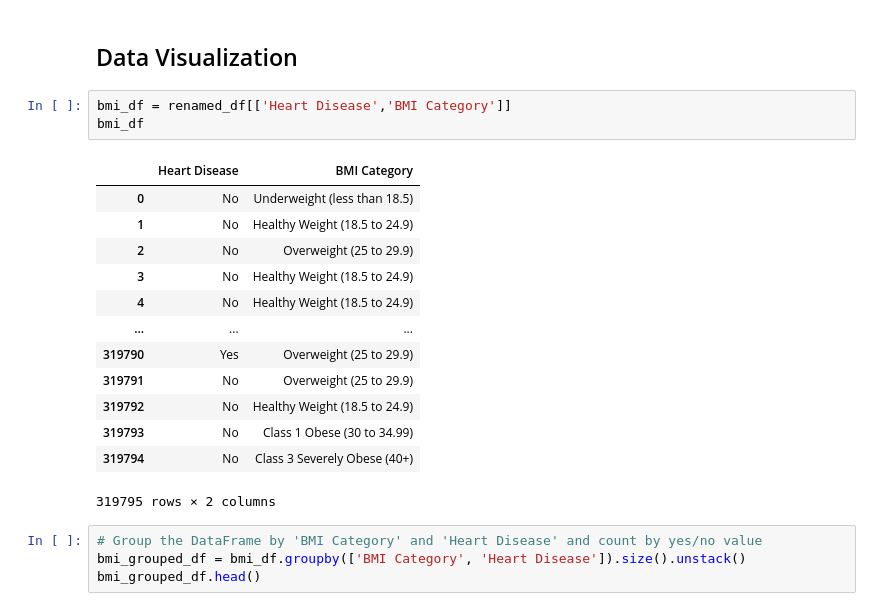
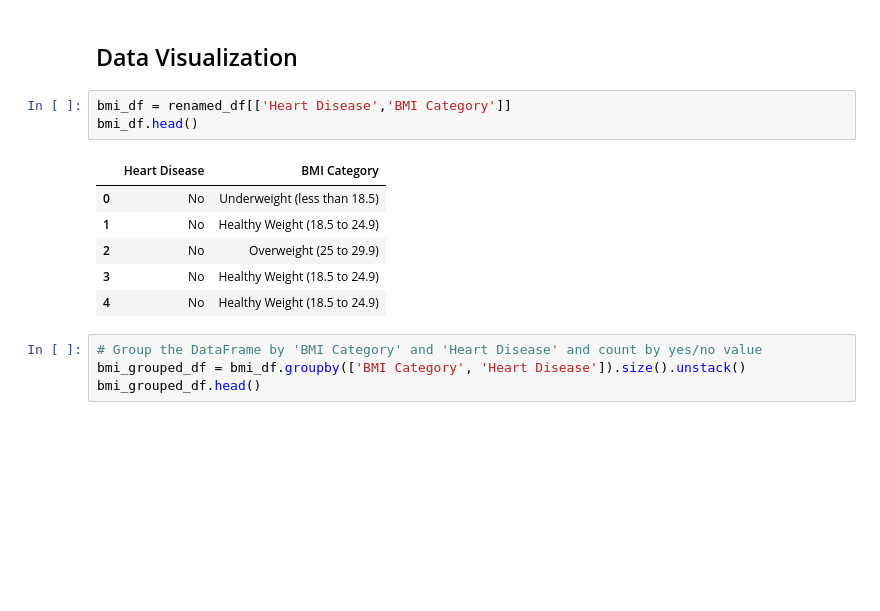
Before and after one commit to cai-sper/heart_disease_project, a Jupyter notebook: BMI_Analysis.ipynb, the cells around one changed output. Cells and saved outputs as stored; diff of their text form; blank space fills up the shorter version.

```diff
--- a/BMI_Analysis.ipynb
+++ b/BMI_Analysis.ipynb
@@ -75,21 +75,14 @@ Name: BMI Category, dtype: int64
 ## Data Visualization
 # %%
 bmi_df = renamed_df[['Heart Disease','BMI Category']]
-bmi_df
+bmi_df.head()
 # %% [output]
 |  | Heart Disease | BMI Category |
 | 0 | No | Underweight (less than 18.5) |
 | 1 | No | Healthy Weight (18.5 to 24.9) |
 | 2 | No | Overweight (25 to 29.9) |
 | 3 | No | Healthy Weight (18.5 to 24.9) |
 | 4 | No | Healthy Weight (18.5 to 24.9) |
-| ... | ... | ... |
-| 319790 | Yes | Overweight (25 to 29.9) |
-| 319791 | No | Overweight (25 to 29.9) |
-| 319792 | No | Healthy Weight (18.5 to 24.9) |
-| 319793 | No | Class 1 Obese (30 to 34.99) |
-| 319794 | No | Class 3 Severely Obese (40+) |
-319795 rows × 2 columns
 # %%
 # Group the DataFrame by 'BMI Category' and 'Heart Disease' and count by yes/no value
 bmi_grouped_df = bmi_df.groupby(['BMI Category', 'Heart Disease']).size().unstack()
```
Also changed, not shown: parts of 4 cells of this notebook, 2 other files.
